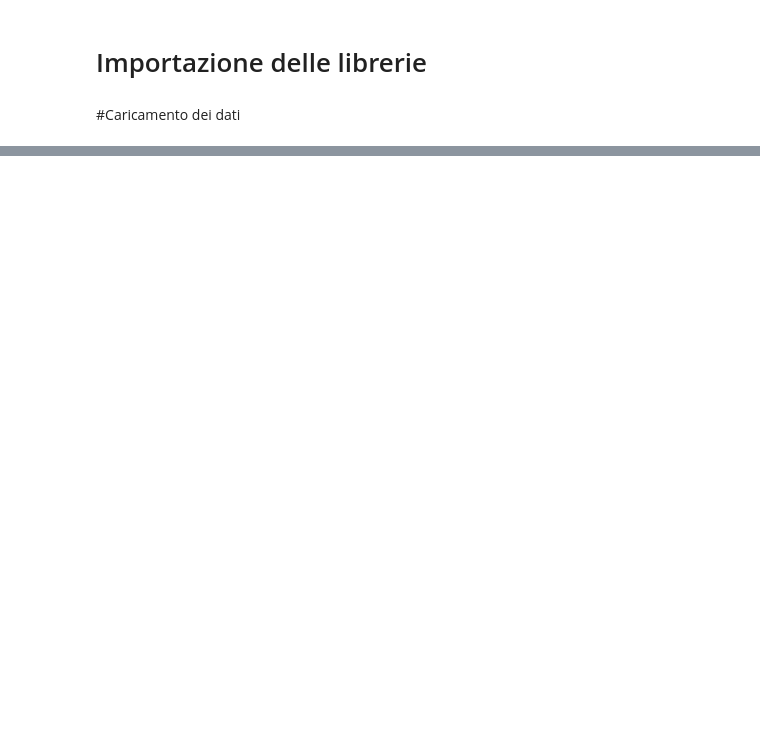
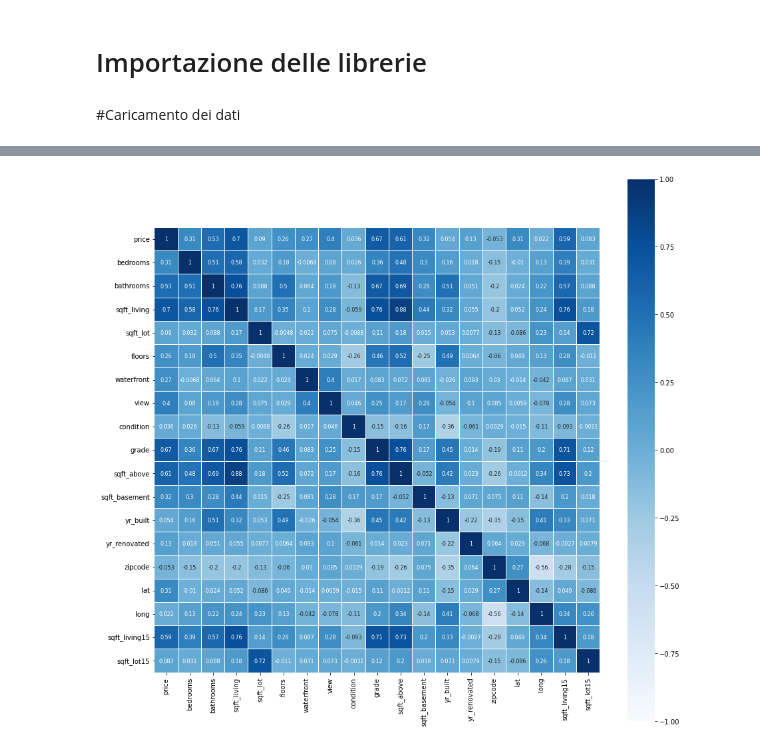
Before and after one commit to LorenzoSansone/Machine-learning-project---Predict-house-price, a Jupyter notebook: Progetto_house_price_prediction.ipynb, the cells around one changed output, grey strips where cells are left out. Cells and saved outputs as stored; diff of their text form; code cells hidden in the pictures; blank space fills up the shorter version.

```diff
--- a/Progetto_house_price_prediction.ipynb
+++ b/Progetto_house_price_prediction.ipynb
@@ -21,0 +51,6 @@ FileNotFoundError: ignored
+# %%
+import os.path
+#if not os.path.exists("kc_house_data.csv"):
+#    from urllib.request import urlretrieve
+#    urlretrieve("https://raw.githubusercontent.com/LorenzoSansone/Data-Intensive/main/kc_house_data.csv", "kc_house_data.csv")
+dataset = pd.read_csv('kc_house_data.csv')
@@ -21,0 +187,3 @@ FileNotFoundError: ignored
+# %%
+dataset.drop(columns=["id", "date"], inplace=True);
+dataset.head(1)
@@ -21,0 +230,4 @@ FileNotFoundError: ignored
+# %%
+print(dataset.shape)
+dataset.drop(dataset[(dataset['bedrooms'] == 0) | (dataset['bathrooms'] == 0)].index, inplace=True)
+print(dataset.shape)
@@ -21,0 +278,7 @@ FileNotFoundError: ignored
+# %%
+fig, ax = plt.subplots(figsize=(15,15))
+sns.heatmap(dataset.corr(),
+            cmap='Blues', vmax=1.0, vmin=-1.0, linewidths=0.1,
+            annot=True, annot_kws={"size": 8}, square=True, ax = ax);
+# %% [output]
+[figure, added]
```
Also changed, not shown: parts of 197 cells of this notebook.
